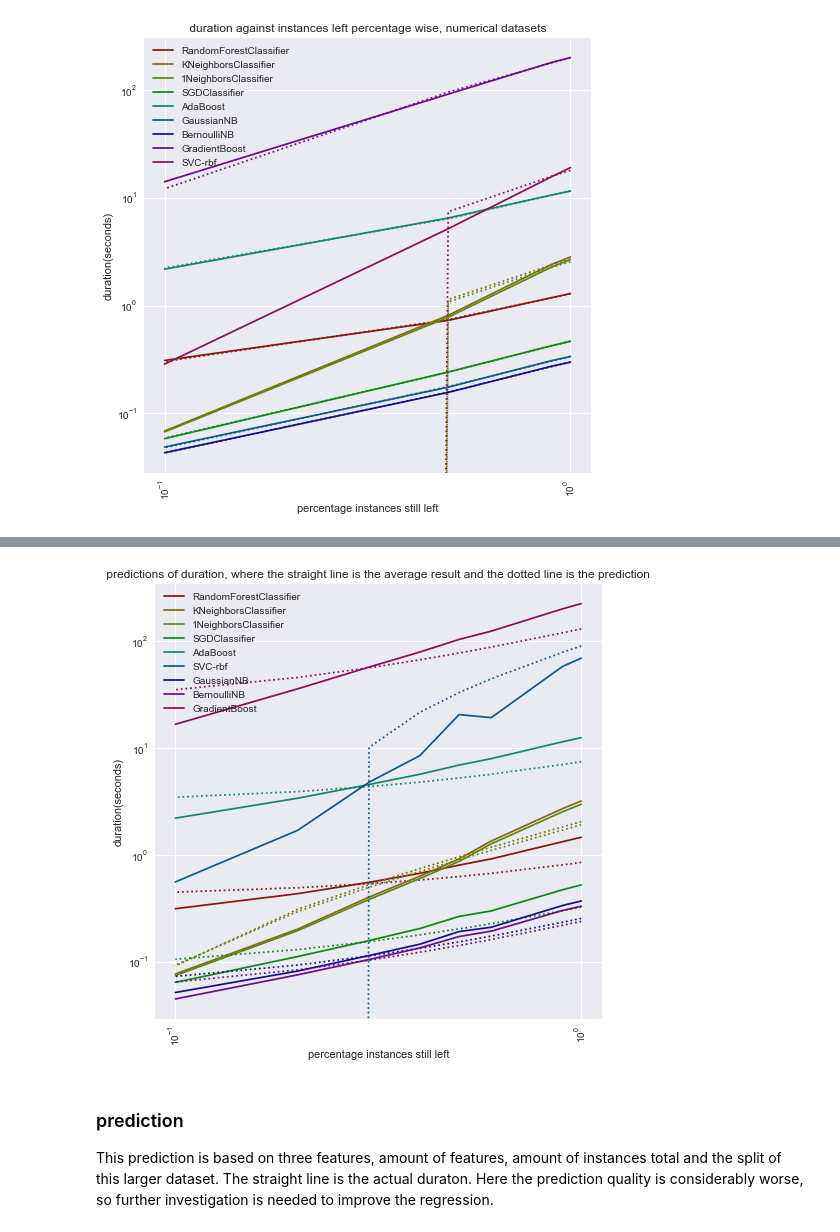
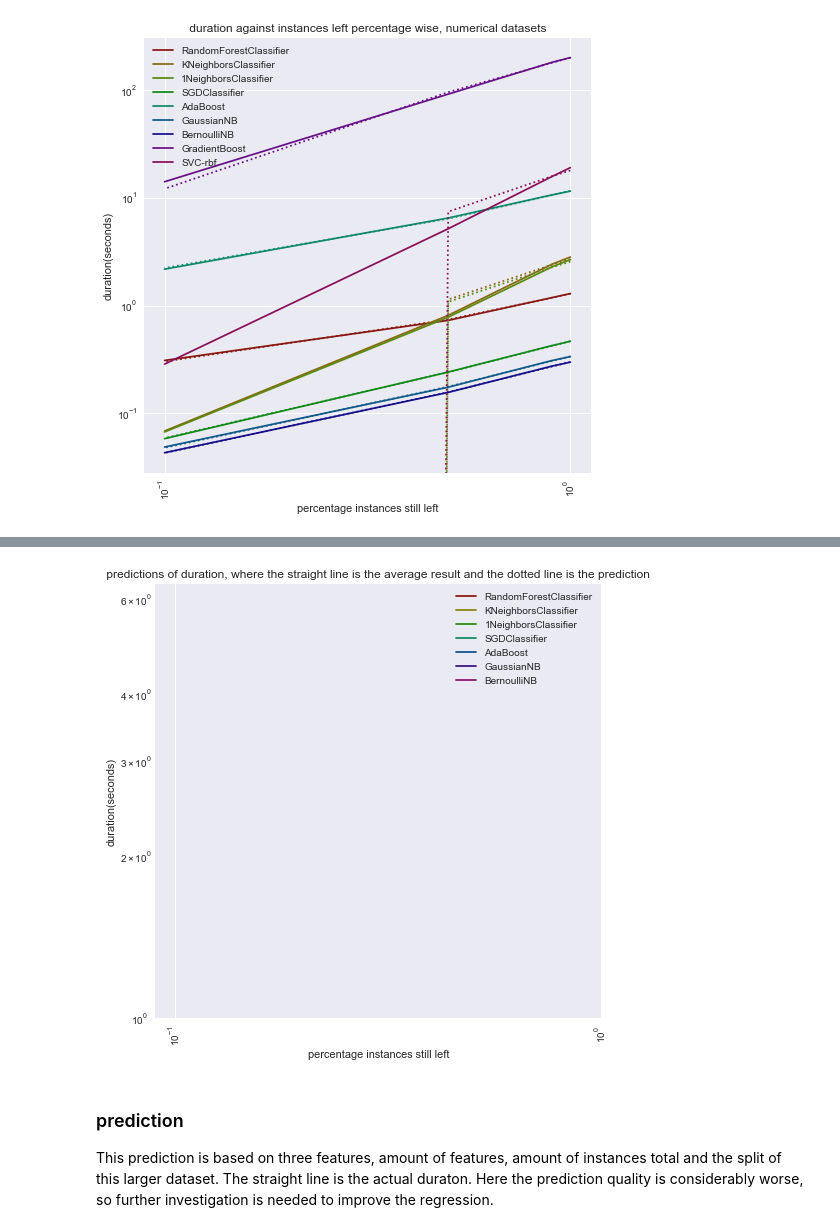
Before and after one commit to lieeuwos/Primitive_annotations, a Jupyter notebook: Showing.ipynb, the cells around one changed output, grey strips where cells are left out. Drawn from its saved outputs; the diff is of its cells as text; code cells hidden in the pictures.

```diff
--- a/Showing.ipynb
+++ b/Showing.ipynb
@@ -1808,14 +1808,14 @@ _=plt.show()
 # %%
 path = 'D:\\DropboxFolder\\Dropbox\\afstudeer\\results\\scalability\\1NeighborsClassifier'
 path = 'D:\\Dropbox\\Dropbox\\afstudeer\\results\\scalability\\1NeighborsClassifier'
-listA = []
-for (dirpath, dirnames, filenames) in os.walk(path):
-    for dirname in dirnames:
-        if float(dirname) > 2:
-            listA.append(int(dirname))
-listA.remove(1177)
-listA.remove(40519)
-didList = listA
+listExtra = []
+for did in didList:
+    path = 'D:\\Dropbox\\Dropbox\\afstudeer\\results\\scalability\\1NeighborsClassifier\\' + str(did)
+    for (dirpath, dirnames, filenames) in os.walk(path):
+        for dirname in dirnames:
+            if dirname == '0.8':
+                listExtra.append(did)
+
 didList = listExtra
 func = 'scalability'
 # didList = listDone
@@ -1939,8 +1936,10 @@ print(cross_val_score(lr,X,y,cv=10,scoring='neg_mean_squared_error'))
 # %%
-
+from sklearn.kernel_ridge import KernelRidge
 clfName = 'KNeighborsClassifier'
+func = 'scalability'
 dur90 = []
 dur9 = []
+didList = listik
 for k,clfName in enumerate(clfNames):
     amountList = [0.0,0.1,0.4,0.7,0.8,0.9]
     y_train = []
@@ -1951,8 +1950,8 @@ for k,clfName in enumerate(clfNames):
         for i,amount in enumerate(amountList):
             if not checkForExist(func,clfName,did,amount):
                 print(func,clfName,did,amount)
-            y_train.append(read_duration(func,clfName,did,amount)[typ]+read_duration(func,clfName,did,amount)[typ+1])
-            X_train.append([amount,readDict(did)['NumberOfInstances'],readDict(did)['NumberOfFeatures'],did])
+            y_train.append(np.log(read_duration(func,clfName,did,amount)[typ]+read_duration(func,clfName,did,amount)[typ+1]))
+            X_train.append([np.log(1-amount),readDict(did)['NumberOfInstances'],readDict(did)['NumberOfFeatures'],did])
     lr = KernelRidge()
     lr.fit(X_train,y_train)
     amountList = [0.0,0.1,0.4,0.5,0.6,0.7,0.8,0.9]
@@ -1960,40 +1959,41 @@ for k,clfName in enumerate(clfNames):
         for i,amount in enumerate(amountList):
             if not checkForExist(func,clfName,did,amount):
                 print(func,clfName,did,amount)
-            y_test.append(read_duration(func,clfName,did,amount)[typ]+read_duration(func,clfName,did,amount)[typ+1])
-            X_test.append([amount,readDict(did)['NumberOfInstances'],readDict(did)['NumberOfFeatures'],did])
+            y_test.append(np.log(read_duration(func,clfName,did,amount)[typ]+read_duration(func,clfName,did,amount)[typ+1]))
+            X_test.append([np.log(1-amount),readDict(did)['NumberOfInstances'],readDict(did)['NumberOfFeatures'],did])
     predictionLine = lr.predict(X_test)
     dur9.append([])
     for gluk in amountList:
         dur9[k].append(0)
     for i,ka in enumerate(X_test):
         for j,amount in enumerate(amountList):
             if amount == ka[0]:
-                dur9[k][j] = dur9[k][j] + predictionLine[i]/len(didList)
+                dur9[k][j] = dur9[k][j] + np.exp(predictionLine[i])/len(didList)
     dur90.append([])
     for gluk in amountList:
         dur90[k].append(0)
     for i,ka in enumerate(X_test):
         for j,amount in enumerate(amountList):
             if amount == ka[0]:
                 dur90[k][j] = dur90[k][j] + y_test[i]/len(didList)
 cl = sns.hls_palette(len(dur1), l=.3, s=.8)
+x_axis = amountList
 fig, ax = plt.subplots()
 for i in range(0,len(dur1)):
     _= ax.plot(x_axis,dur90[i], color = cl[i],label = clfNames[i] )
     _= ax.plot(x_axis,dur9[i], color = cl[i],ls = ':' )
 _=plt.xticks(x_axis,amountList ,rotation='vertical')
 _=plt.title(' predictions of duration, where the straight line is the average result and the dotted line is the prediction ')
 _=plt.ylabel('duration(seconds)')
 _=plt.xlabel('percentage instances still left')
 fig.set_figheight(8)
 fig.set_figwidth(8)
 ax.set_yscale("log", nonposy='clip')
 ax.set_xscale("log", nonposy='clip')
 _=plt.legend()
 _=plt.show()
 # %% [output]
-[figure, old version]
+[figure, new version]
 # %% [markdown]
 ### prediction
 This prediction is based on three features, amount of features, amount of instances total and the split of this larger dataset. The straight line is the actual duraton.
```
Also changed, not shown: parts of 16 cells of this notebook.
